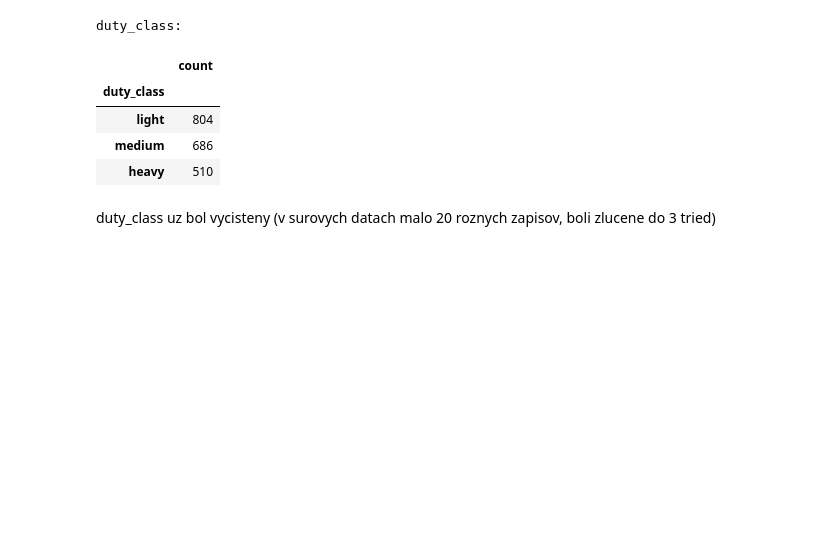
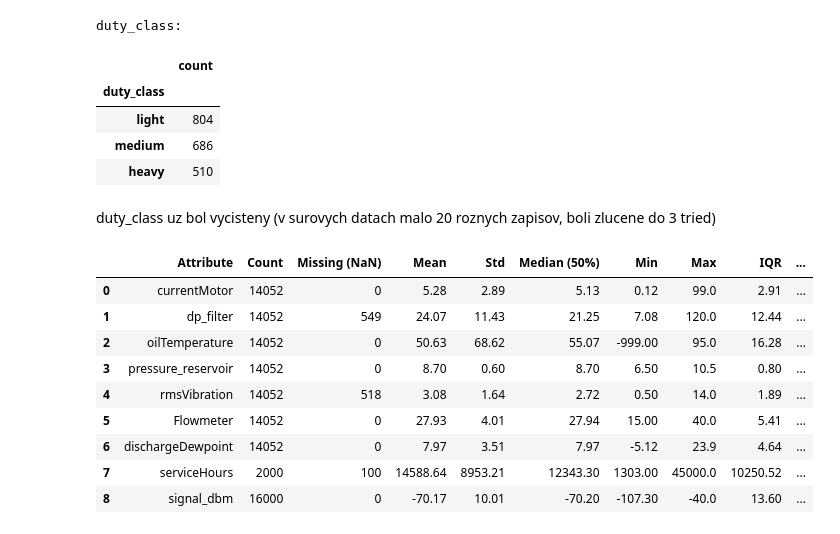
Before and after one commit to Walorean/Iau_project, a Jupyter notebook: test.ipynb, the cells around one changed output. Cells and saved outputs as stored; diff of their text form; code cells hidden in the pictures; blank space fills up the shorter version.

```diff
--- a/test.ipynb
+++ b/test.ipynb
@@ -421,3 +421,40 @@ duty_class:
 | heavy | 510 |
 # %% [markdown]
 duty_class uz bol vycisteny (v surovych datach malo 20 roznych zapisov, boli zlucene do 3 tried)
+# %%
+# Tabulka popisnych statistik
+stats_list = []
+
+for df, col in attrs:
+    s = df[col]
+    s_clean = s.dropna()
+
+    q25 = s_clean.quantile(0.25)
+    q75 = s_clean.quantile(0.75)
+
+    stats_list.append({
+        'Attribute': col,
+        'Count': len(s),
+        'Missing (NaN)': s.isnull().sum(),
+        'Mean': round(s_clean.mean(), 2),
+        'Std': round(s_clean.std(), 2),
+        'Median (50%)': round(s_clean.median(), 2),
+        'Min': round(s_clean.min(), 2),
+        'Max': round(s_clean.max(), 2),
+        'IQR': round(q75 - q25, 2),
+        'Skewness': round(s_clean.skew(), 2)
+    })
+
+stats_df = pd.DataFrame(stats_list)
+display(stats_df)
+# %% [output]
+|  | Attribute | Count | Missing (NaN) | Mean | Std | Median (50%) | Min | Max | IQR | ... |
+| 0 | currentMotor | 14052 | 0 | 5.28 | 2.89 | 5.13 | 0.12 | 99.0 | 2.91 | ... |
+| 1 | dp_filter | 14052 | 549 | 24.07 | 11.43 | 21.25 | 7.08 | 120.0 | 12.44 | ... |
+| 2 | oilTemperature | 14052 | 0 | 50.63 | 68.62 | 55.07 | -999.00 | 95.0 | 16.28 | ... |
+| 3 | pressure_reservoir | 14052 | 0 | 8.70 | 0.60 | 8.70 | 6.50 | 10.5 | 0.80 | ... |
+| 4 | rmsVibration | 14052 | 518 | 3.08 | 1.64 | 2.72 | 0.50 | 14.0 | 1.89 | ... |
+| 5 | Flowmeter | 14052 | 0 | 27.93 | 4.01 | 27.94 | 15.00 | 40.0 | 5.41 | ... |
+| 6 | dischargeDewpoint | 14052 | 0 | 7.97 | 3.51 | 7.97 | -5.12 | 23.9 | 4.64 | ... |
+| 7 | serviceHours | 2000 | 100 | 14588.64 | 8953.21 | 12343.30 | 1303.00 | 45000.0 | 10250.52 | ... |
+| 8 | signal_dbm | 16000 | 0 | -70.17 | 10.01 | -70.20 | -107.30 | -40.0 | 13.60 | ... |
```
Also changed, not shown: parts of 3 cells of this notebook.
